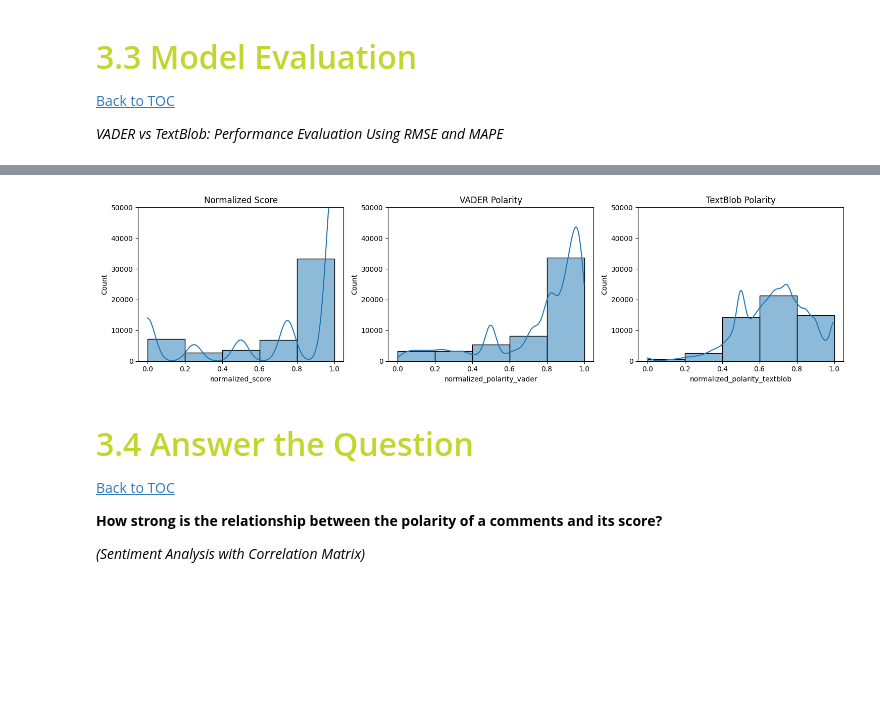
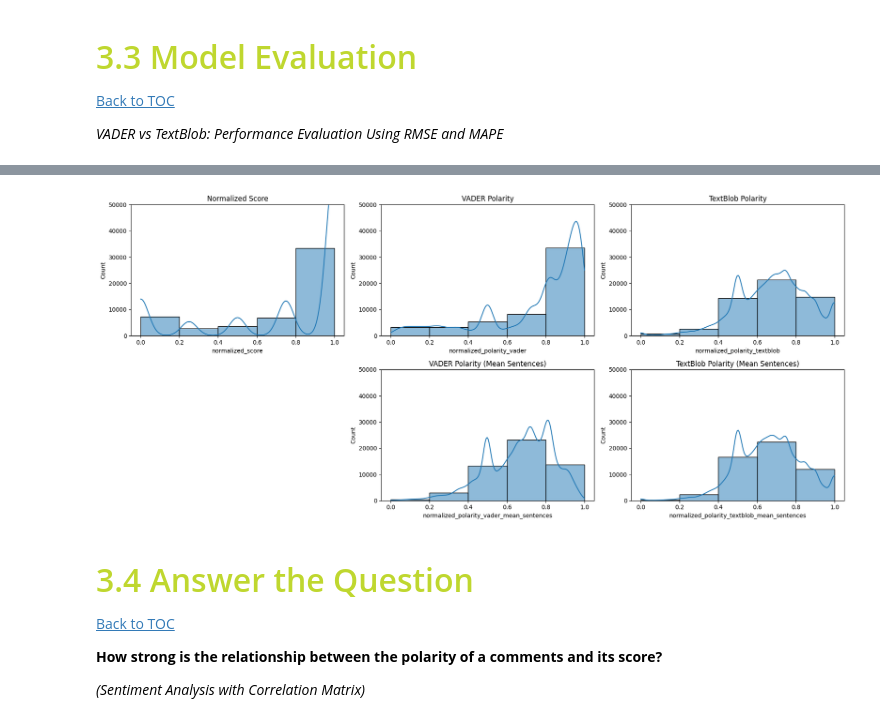
Before and after one commit to beatrizmarques2005/text_mining_in_reviews, a Jupyter notebook: notebooks/04_sentiment_analysis.ipynb, the cells around one changed output, grey strips where cells are left out. Saved outputs shown, nothing was run; the diff lists cells and outputs as text; code cells hidden in the pictures; blank space fills up the shorter version.

```diff
--- a/notebooks/04_sentiment_analysis.ipynb
+++ b/notebooks/04_sentiment_analysis.ipynb
@@ -308,0 +268,11 @@ Pearson R: 0.634; RMSE: 0.046; MAPE: 0.104
+# %%
+scaler = MinMaxScaler()
+
+# Normalize
+normalized_score = scaler.fit_transform(dataset["stars"].to_numpy().reshape(-1, 1))
+
+normalized_polarity_vader = scaler.fit_transform(dataset["content_polarity_vader"].to_numpy().reshape(-1, 1))
+normalized_polarity_vader_mean_sentences = scaler.fit_transform(dataset["mean_sentence_polarity_vader"].to_numpy().reshape(-1, 1))
+
+normalized_polarity_textblob = scaler.fit_transform(dataset["content_polarity_textblob"].to_numpy().reshape(-1, 1))
+normalized_polarity_textblob_mean_sentences = scaler.fit_transform(dataset["mean_sentence_polarity_textblob"].to_numpy().reshape(-1, 1))
@@ -310,4 +343,5 @@ Pearson R: 0.634; RMSE: 0.046; MAPE: 0.104
 dataset["normalized_score"] = normalized_score.reshape(-1)
 dataset["normalized_polarity_vader"] = normalized_polarity_vader.reshape(-1)
 dataset["normalized_polarity_textblob"] = normalized_polarity_textblob.reshape(-1)
-dataset.describe().T
+dataset["normalized_polarity_vader_mean_sentences"] = normalized_polarity_vader_mean_sentences.reshape(-1)
+dataset["normalized_polarity_textblob_mean_sentences"] = normalized_polarity_textblob_mean_sentences.reshape(-1)
@@ -325,22 +348,32 @@ dataset.describe().T
 # %%
-fig, axes = plt.subplots(1, 3, figsize=(15, 4))  # 1 row, 3 columns
+fig, axes = plt.subplots(2, 3, figsize=(18, 8))  # 2 rows, 3 columns
 
-sns.histplot(dataset["normalized_score"], kde=True, bins=5, ax=axes[0])
-axes[0].set_ylim(0, 50000)
-axes[0].set_title("Normalized Score")
+sns.histplot(dataset["normalized_score"], kde=True, bins=5, ax=axes[0, 0])
+axes[0, 0].set_ylim(0, 50000)
+axes[0, 0].set_title("Normalized Score")
 
-sns.histplot(dataset["normalized_polarity_vader"], kde=True, bins=5, ax=axes[1])
-axes[1].set_ylim(0, 50000)
-axes[1].set_title("VADER Polarity")
+sns.histplot(dataset["normalized_polarity_vader"], kde=True, bins=5, ax=axes[0, 1])
+axes[0, 1].set_ylim(0, 50000)
+axes[0, 1].set_title("VADER Polarity")
 
-sns.histplot(dataset["normalized_polarity_textblob"], kde=True, bins=5, ax=axes[2])
-axes[2].set_ylim(0, 50000)
-axes[2].set_title("TextBlob Polarity")
+sns.histplot(dataset["normalized_polarity_textblob"], kde=True, bins=5, ax=axes[0, 2])
+axes[0, 2].set_ylim(0, 50000)
+axes[0, 2].set_title("TextBlob Polarity")
+
+axes[1, 0].axis('off')
+
+sns.histplot(dataset["normalized_polarity_vader_mean_sentences"], kde=True, bins=5, ax=axes[1, 1])
+axes[1, 1].set_ylim(0, 50000)
+axes[1, 1].set_title("VADER Polarity (Mean Sentences)")
+
+sns.histplot(dataset["normalized_polarity_textblob_mean_sentences"], kde=True, bins=5, ax=axes[1, 2])
+axes[1, 2].set_ylim(0, 50000)
+axes[1, 2].set_title("TextBlob Polarity (Mean Sentences)")
 
 plt.tight_layout()
 plt.show()
 # %% [output]
-[figure, old version]
+[figure, new version]
 # %% [markdown]
 ## <font color='#BFD72F' size=6>3.4 Answer the Question</font> <a class="anchor" id="3_4"></a>
 
```
Also changed, not shown: parts of 16 cells of this notebook, 5 other files.
